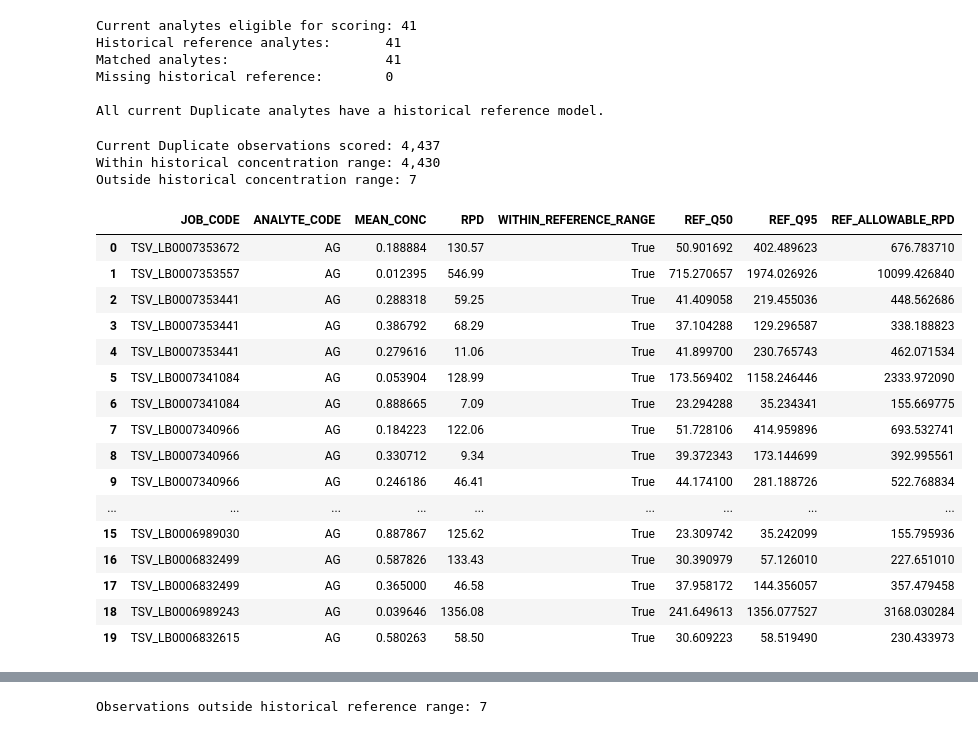
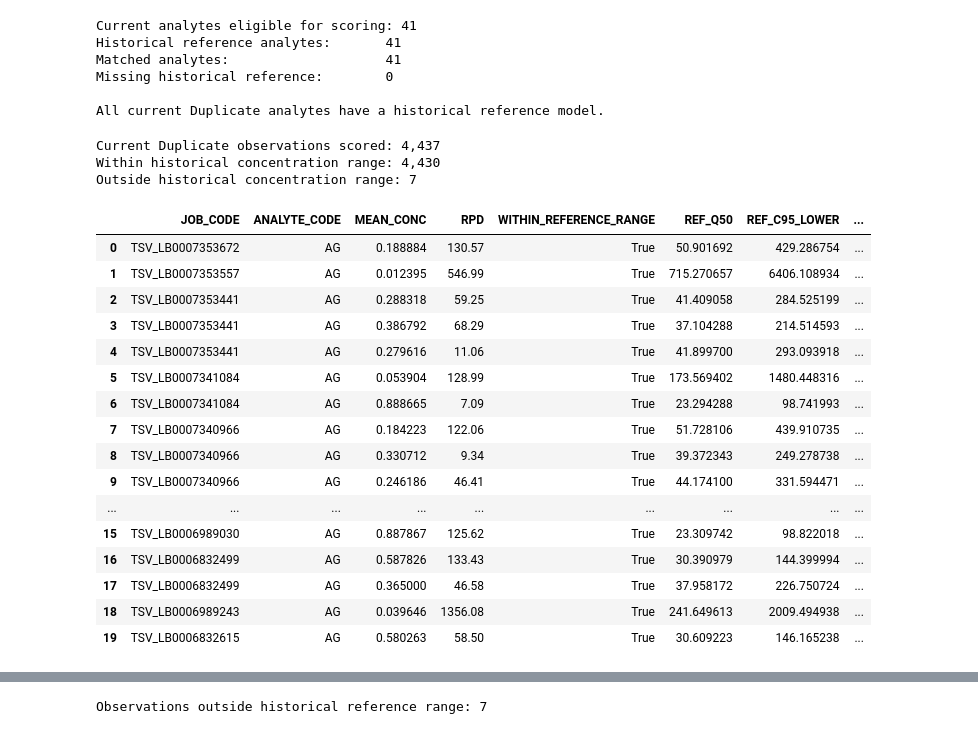
Before and after one commit to Jettiz/QUT-Capstone-Team-32-Datamine-QC-Quality-Control, a Jupyter notebook: notebooks/DUP__current_batch_load.ipynb, the cells around one changed output, grey strips where cells are left out. Cells and saved outputs as stored; diff of their text form; code cells hidden in the pictures.

Commit message:
DUP - Update strike scoring and confidence limit plots

```diff
--- a/notebooks/DUP__current_batch_load.ipynb
+++ b/notebooks/DUP__current_batch_load.ipynb
@@ -399,6 +399,30 @@ All current Duplicate analytes have a historical reference model.
 # =============================================================================
 # Interpolate historical reference values for current Duplicate observations
 # =============================================================================
+
+# The reference model must contain both confidence-limit source columns.
+required_reference_columns = {
+    "ANALYTE_CODE",
+    "LOG_MEAN_CONC",
+    "Q25",
+    "Q50",
+    "Q75",
+    "Q95",
+    "LIMS_95_RPD",
+    "LIMS_995_RPD",
+    "ALLOWABLE_RPD",
+}
+
+missing_reference_columns = required_reference_columns.difference(
+    reference_model_df.columns
+)
+
+if missing_reference_columns:
+    raise KeyError(
+        "The historical reference model is missing required columns: "
+        f"{sorted(missing_reference_columns)}. "
+        "Reload or rebuild the reference model with these columns."
+    )
 
 # Log-transform current mean concentration
 current_dup_score_df["LOG_MEAN_CONC"] = np.log10(
@@ -438,16 +462,29 @@ for analyte, current_group in current_dup_score_df.groupby("ANALYTE_CODE"):
     )
 
     # ---------------------------------------------------------
-    # Interpolate historical quantiles and allowable RPD
+    # Interpolate historical quantiles and RPD limits
     # ---------------------------------------------------------
 
-    for col in ["Q25", "Q50", "Q75", "Q95", "ALLOWABLE_RPD"]:
+    reference_columns = [
+        "Q25",
+        "Q50",
+        "Q75",
+        "Q95",
+        "LIMS_95_RPD",
+        "LIMS_995_RPD",
+        "ALLOWABLE_RPD",
+    ]
 
+    for col in reference_columns:
         scored_group[f"REF_{col}"] = np.interp(
             x_current,
             x_ref,
             ref_group[col].to_numpy()
         )
+
+    # Explicit names used by the three-strike scoring cell
+    scored_group["REF_C95_LOWER"] = scored_group["REF_LIMS_95_RPD"]
+    scored_group["REF_C99_UPPER"] = scored_group["REF_LIMS_995_RPD"]
 
     scored_tables.append(scored_group)
 
@@ -467,50 +504,52 @@ current_dup_scored_df = pd.concat(
 print(
     f"Current Duplicate observations scored: "
     f"{len(current_dup_scored_df):,}"
 )
 
 print(
     f"Within historical concentration range: "
     f"{current_dup_scored_df['WITHIN_REFERENCE_RANGE'].sum():,}"
 )
 
 print(
     f"Outside historical concentration range: "
     f"{(~current_dup_scored_df['WITHIN_REFERENCE_RANGE']).sum():,}"
 )
 
 current_dup_scored_df[
     [
         "JOB_CODE",
         "ANALYTE_CODE",
         "MEAN_CONC",
         "RPD",
         "WITHIN_REFERENCE_RANGE",
         "REF_Q50",
+        "REF_C95_LOWER",
+        "REF_C99_UPPER",
         "REF_Q95",
-        "REF_ALLOWABLE_RPD"
+        "REF_ALLOWABLE_RPD",
     ]
 ].head(20)
 # %% [output]
 Current Duplicate observations scored: 4,437
 Within historical concentration range: 4,430
 Outside historical concentration range: 7
-|  | JOB_CODE | ANALYTE_CODE | MEAN_CONC | RPD | WITHIN_REFERENCE_RANGE | REF_Q50 | REF_Q95 | REF_ALLOWABLE_RPD |
-| 0 | TSV_LB0007353672 | AG | 0.188884 | 130.57 | True | 50.901692 | 402.489623 | 676.783710 |
-| 1 | TSV_LB0007353557 | AG | 0.012395 | 546.99 | True | 715.270657 | 1974.026926 | 10099.426840 |
-| 2 | TSV_LB0007353441 | AG | 0.288318 | 59.25 | True | 41.409058 | 219.455036 | 448.562686 |
-| 3 | TSV_LB0007353441 | AG | 0.386792 | 68.29 | True | 37.104288 | 129.296587 | 338.188823 |
-| 4 | TSV_LB0007353441 | AG | 0.279616 | 11.06 | True | 41.899700 | 230.765743 | 462.071534 |
-| 5 | TSV_LB0007341084 | AG | 0.053904 | 128.99 | True | 173.569402 | 1158.246446 | 2333.972090 |
-| 6 | TSV_LB0007341084 | AG | 0.888665 | 7.09 | True | 23.294288 | 35.234341 | 155.669775 |
-| 7 | TSV_LB0007340966 | AG | 0.184223 | 122.06 | True | 51.728106 | 414.959896 | 693.532741 |
-| 8 | TSV_LB0007340966 | AG | 0.330712 | 9.34 | True | 39.372343 | 173.144699 | 392.995561 |
-| 9 | TSV_LB0007340966 | AG | 0.246186 | 46.41 | True | 44.174100 | 281.188726 | 522.768834 |
+|  | JOB_CODE | ANALYTE_CODE | MEAN_CONC | RPD | WITHIN_REFERENCE_RANGE | REF_Q50 | REF_C95_LOWER | ... |
+| 0 | TSV_LB0007353672 | AG | 0.188884 | 130.57 | True | 50.901692 | 429.286754 | ... |
+| 1 | TSV_LB0007353557 | AG | 0.012395 | 546.99 | True | 715.270657 | 6406.108934 | ... |
+| 2 | TSV_LB0007353441 | AG | 0.288318 | 59.25 | True | 41.409058 | 284.525199 | ... |
+| 3 | TSV_LB0007353441 | AG | 0.386792 | 68.29 | True | 37.104288 | 214.514593 | ... |
+| 4 | TSV_LB0007353441 | AG | 0.279616 | 11.06 | True | 41.899700 | 293.093918 | ... |
+| 5 | TSV_LB0007341084 | AG | 0.053904 | 128.99 | True | 173.569402 | 1480.448316 | ... |
+| 6 | TSV_LB0007341084 | AG | 0.888665 | 7.09 | True | 23.294288 | 98.741993 | ... |
+| 7 | TSV_LB0007340966 | AG | 0.184223 | 122.06 | True | 51.728106 | 439.910735 | ... |
+| 8 | TSV_LB0007340966 | AG | 0.330712 | 9.34 | True | 39.372343 | 249.278738 | ... |
+| 9 | TSV_LB0007340966 | AG | 0.246186 | 46.41 | True | 44.174100 | 331.594471 | ... |
 | ... | ... | ... | ... | ... | ... | ... | ... | ... |
-| 15 | TSV_LB0006989030 | AG | 0.887867 | 125.62 | True | 23.309742 | 35.242099 | 155.795936 |
-| 16 | TSV_LB0006832499 | AG | 0.587826 | 133.43 | True | 30.390979 | 57.126010 | 227.651010 |
-| 17 | TSV_LB0006832499 | AG | 0.365000 | 46.58 | True | 37.958172 | 144.356057 | 357.479458 |
-| 18 | TSV_LB0006989243 | AG | 0.039646 | 1356.08 | True | 241.649613 | 1356.077527 | 3168.030284 |
-| 19 | TSV_LB0006832615 | AG | 0.580263 | 58.50 | True | 30.609223 | 58.519490 | 230.433973 |
+| 15 | TSV_LB0006989030 | AG | 0.887867 | 125.62 | True | 23.309742 | 98.822018 | ... |
+| 16 | TSV_LB0006832499 | AG | 0.587826 | 133.43 | True | 30.390979 | 144.399994 | ... |
+| 17 | TSV_LB0006832499 | AG | 0.365000 | 46.58 | True | 37.958172 | 226.750724 | ... |
+| 18 | TSV_LB0006989243 | AG | 0.039646 | 1356.08 | True | 241.649613 | 2009.494938 | ... |
+| 19 | TSV_LB0006832615 | AG | 0.580263 | 58.50 | True | 30.609223 | 146.165238 | ... |
 # %%
 # =============================================================================
```
Also changed, not shown: parts of 7 cells of this notebook.
